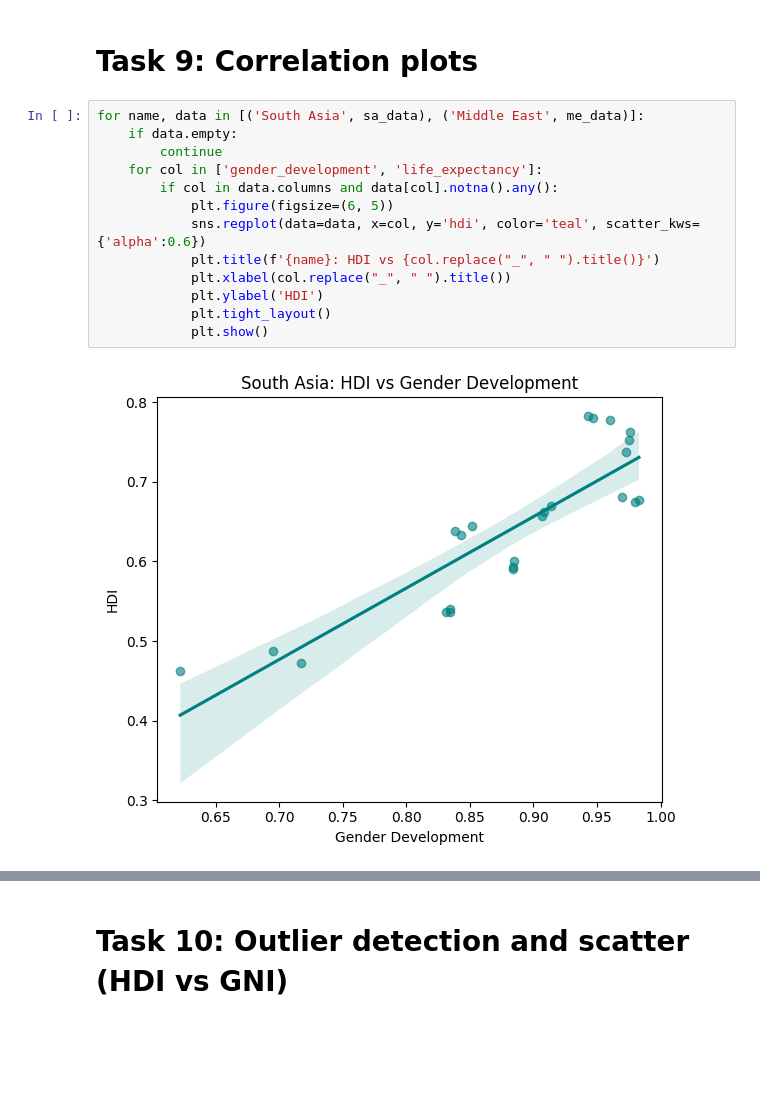
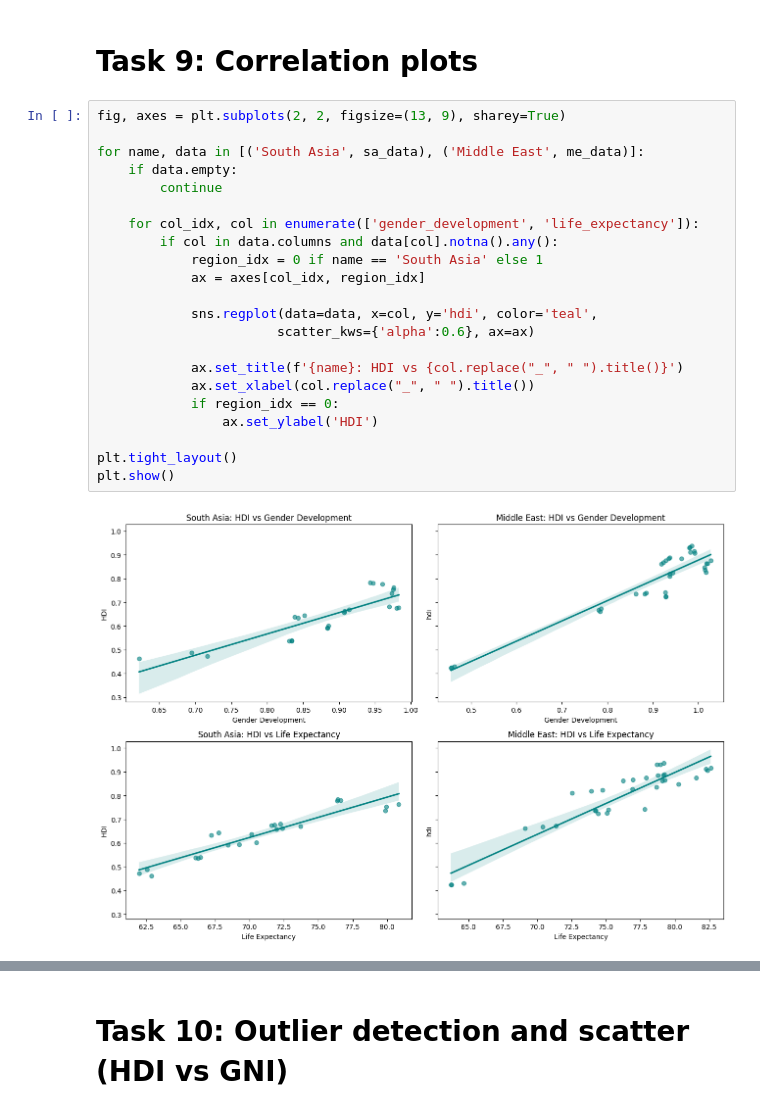
Before and after one commit to np02cs4a240117-art/AI, a Jupyter notebook: 2514120_AmitGangai.ipynb, the cells around one changed output, grey strips where cells are left out. Saved outputs shown, nothing was run; the diff lists cells and outputs as text; blank space fills up the shorter version.

```diff
--- a/2514120_AmitGangai.ipynb
+++ b/2514120_AmitGangai.ipynb
@@ -734,17 +748,26 @@ Middle East has more variation in HDI.
 # %% [markdown]
 # Task 9: Correlation plots
 # %%
+fig, axes = plt.subplots(2, 2, figsize=(13, 9), sharey=True)
+
 for name, data in [('South Asia', sa_data), ('Middle East', me_data)]:
     if data.empty:
         continue
-    for col in ['gender_development', 'life_expectancy']:
+
+    for col_idx, col in enumerate(['gender_development', 'life_expectancy']):
         if col in data.columns and data[col].notna().any():
-            plt.figure(figsize=(6, 5))
-            sns.regplot(data=data, x=col, y='hdi', color='teal', scatter_kws={'alpha':0.6})
-            plt.title(f'{name}: HDI vs {col.replace("_", " ").title()}')
-            plt.xlabel(col.replace("_", " ").title())
-            plt.ylabel('HDI')
-            plt.tight_layout()
-            plt.show()
+            region_idx = 0 if name == 'South Asia' else 1
+            ax = axes[col_idx, region_idx]
+
+            sns.regplot(data=data, x=col, y='hdi', color='teal',
+                       scatter_kws={'alpha':0.6}, ax=ax)
+
+            ax.set_title(f'{name}: HDI vs {col.replace("_", " ").title()}')
+            ax.set_xlabel(col.replace("_", " ").title())
+            if region_idx == 0:
+                ax.set_ylabel('HDI')
+
+plt.tight_layout()
+plt.show()
 # %% [output]
-[figure, old version]
+[figure, new version]
```
Also changed, not shown: parts of 14 cells of this notebook.
